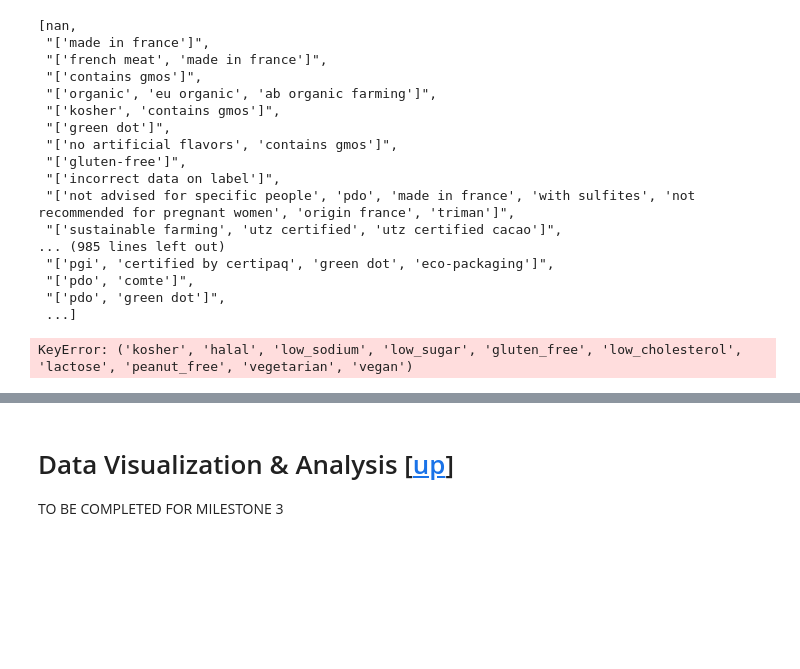
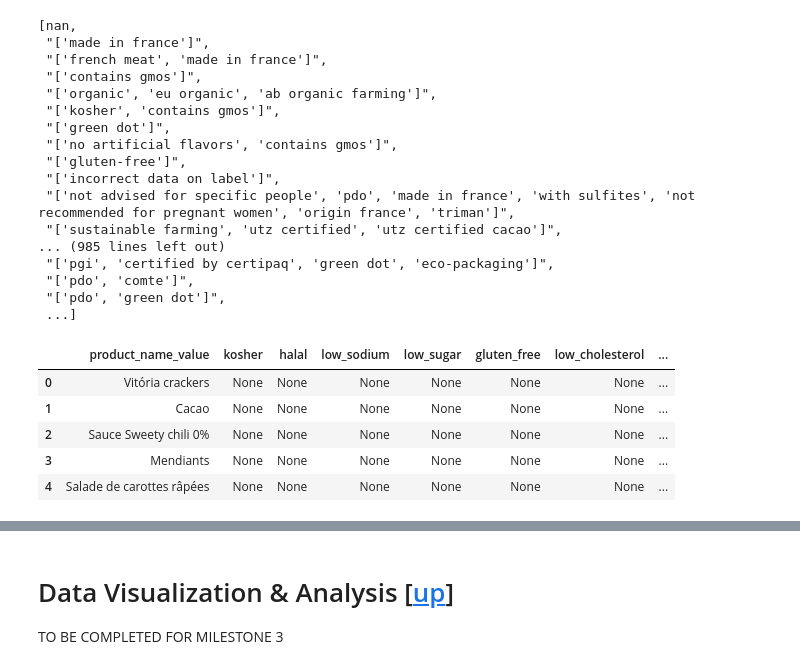
Before and after one commit to celine-y/open_food_facts, a Jupyter notebook: project.ipynb, the cells around one changed output, grey strips where cells are left out. Cells and saved outputs as stored; diff of their text form; code cells hidden in the pictures; blank space fills up the shorter version.

```diff
--- a/project.ipynb
+++ b/project.ipynb
@@ -1947,10 +1952,16 @@ clean_df_2 = categorize_dataframe(clean_df_2, 'vegetarian', ['label_values'], ['
 # Vegan
 clean_df_2 = categorize_dataframe(clean_df_2, 'vegan', ['label_values'], ['vegan'])
 # %%
-clean_df_2['kosher', 'halal', 'low_sodium', 'low_sugar',
-          'gluten_free', 'low_cholesterol', 'lactose', 'peanut_free',
+# see that the fields have been properly created
+diets = ['product_name_value', 'kosher', 'halal', 'low_sodium', 'low_sugar',
+          'gluten_free', 'low_cholesterol', 'lactose_intolerant', 'peanut_free',
            'vegetarian', 'vegan']
 
-# clean_df_2
+clean_df_2[diets].head()
 # %% [output]
-KeyError: ('kosher', 'halal', 'low_sodium', 'low_sugar', 'gluten_free', 'low_cholesterol', 'lactose', 'peanut_free', 'vegetarian', 'vegan')
+|  | product_name_value | kosher | halal | low_sodium | low_sugar | gluten_free | low_cholesterol | ... |
+| 0 | Vitória crackers | None | None | None | None | None | None | ... |
+| 1 | Cacao | None | None | None | None | None | None | ... |
+| 2 | Sauce Sweety chili 0% | None | None | None | None | None | None | ... |
+| 3 | Mendiants | None | None | None | None | None | None | ... |
+| 4 | Salade de carottes râpées | None | None | None | None | None | None | ... |
```
Also changed, not shown: parts of 5 cells of this notebook.
